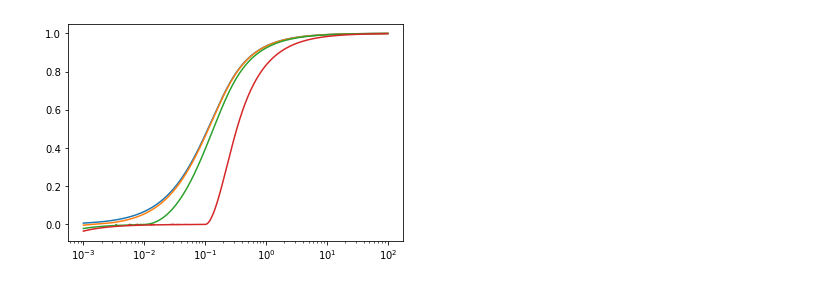
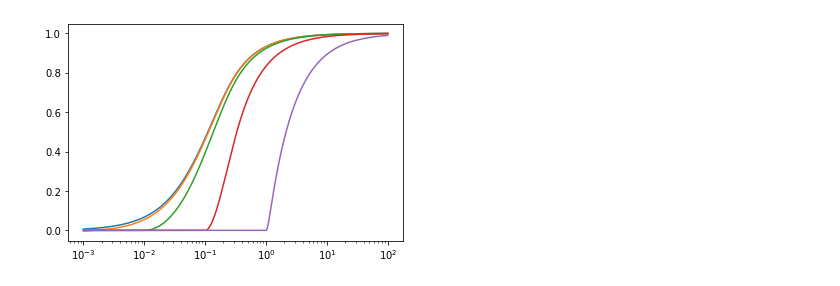
Before and after one commit to mmemcormier/amid, a Jupyter notebook: test_IRfit.ipynb, the cells around one changed output. Saved outputs shown, nothing was run; the diff lists cells and outputs as text; code cells hidden in the pictures.

```diff
--- a/test_IRfit.ipynb
+++ b/test_IRfit.ipynb
@@ -15,7 +15,7 @@ alphas = alphas[:nalpha]
 # %%
 # Plot Atlung curve with various R_Ohm
 
-R_Ohm = np.array([0.0, 1e-3, 1e-2, 1e-1])
+R_Ohm = np.array([0.0, 1e-3, 1e-2, 1e-1, 1])
 nQ = 1000
 A = 3
 B = 5
@@ -25,7 +25,7 @@ for i in range(len(R_Ohm)):
     tau_guess = 0.5
     for j in range(nQ):
         Q = Q_arr[j]
-        func = lambda tau: tau - 1 + (1/(A*Q))*(1/B - 2*(np.sum(np.exp(-alphas*tau*Q)/alphas))) + R_Ohm[i]/Q
+        func = lambda tau: tau - 1 + (1/(A*Q))*(1/B - 2*(np.sum(np.exp(-alphas*tau*Q)/alphas))) + R_Ohm[i]/Q if R_Ohm[i]<Q else tau
         tau_sol[j] = fsolve(func, tau_guess, factor=1.)
 
     plt.semilogx(Q_arr, tau_sol)
@@ -35 +33 @@ for i in range(len(R_Ohm)):
-[figure, old version]
+[figure, new version]
```
Also changed, not shown: parts of 1 cell of this notebook, 2 other files.
